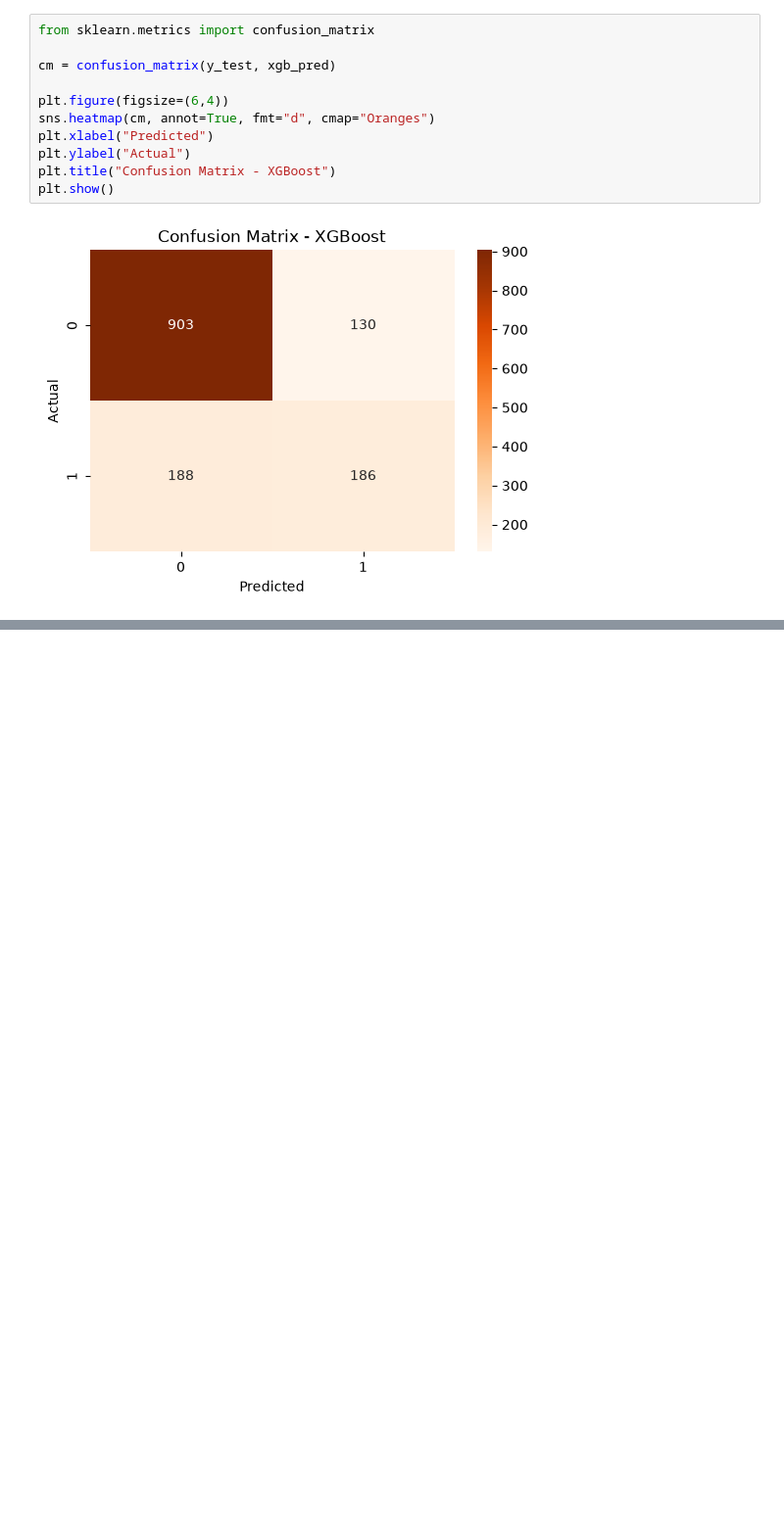
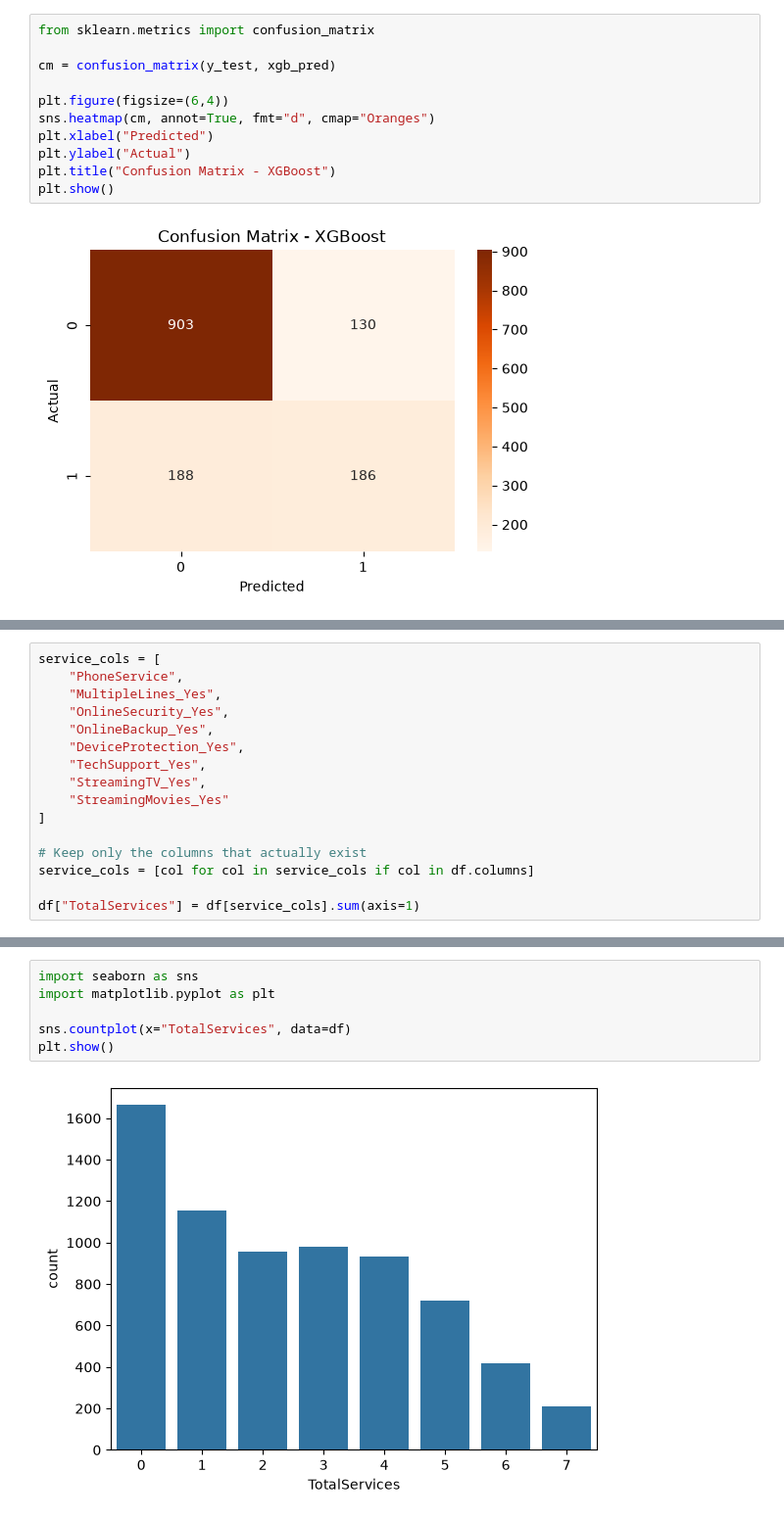
Before and after one commit to janupalliradhika/customer-churn-prediction, a Jupyter notebook: notebooks/eda.ipynb, the cells around one changed output, grey strips where cells are left out. Shown at 98% size. Saved outputs shown, nothing was run; the diff lists cells and outputs as text; blank space fills up the shorter version.

```diff
--- a/notebooks/eda.ipynb
+++ b/notebooks/eda.ipynb
@@ -1097,0 +1458,16 @@ plt.show()
+# %%
+service_cols = [
+    "PhoneService",
+    "MultipleLines_Yes",
+    "OnlineSecurity_Yes",
+    "OnlineBackup_Yes",
+    "DeviceProtection_Yes",
+    "TechSupport_Yes",
+    "StreamingTV_Yes",
+    "StreamingMovies_Yes"
+]
+
+# Keep only the columns that actually exist
+service_cols = [col for col in service_cols if col in df.columns]
+
+df["TotalServices"] = df[service_cols].sum(axis=1)
@@ -1097,0 +1483,8 @@ plt.show()
+# %%
+import seaborn as sns
+import matplotlib.pyplot as plt
+
+sns.countplot(x="TotalServices", data=df)
+plt.show()
+# %% [output]
+[figure, added]
```
Also changed, not shown: parts of 73 cells of this notebook.
